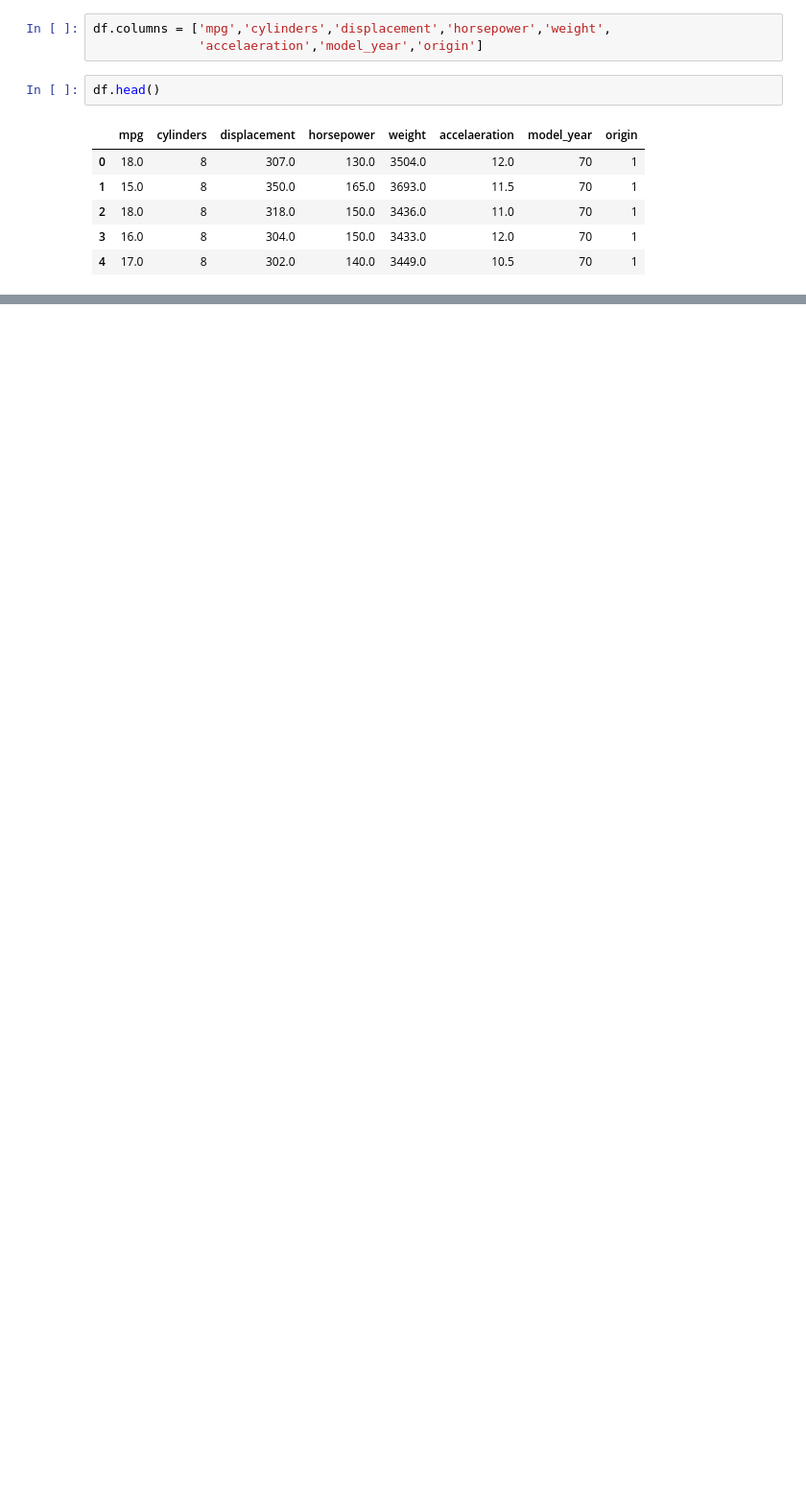
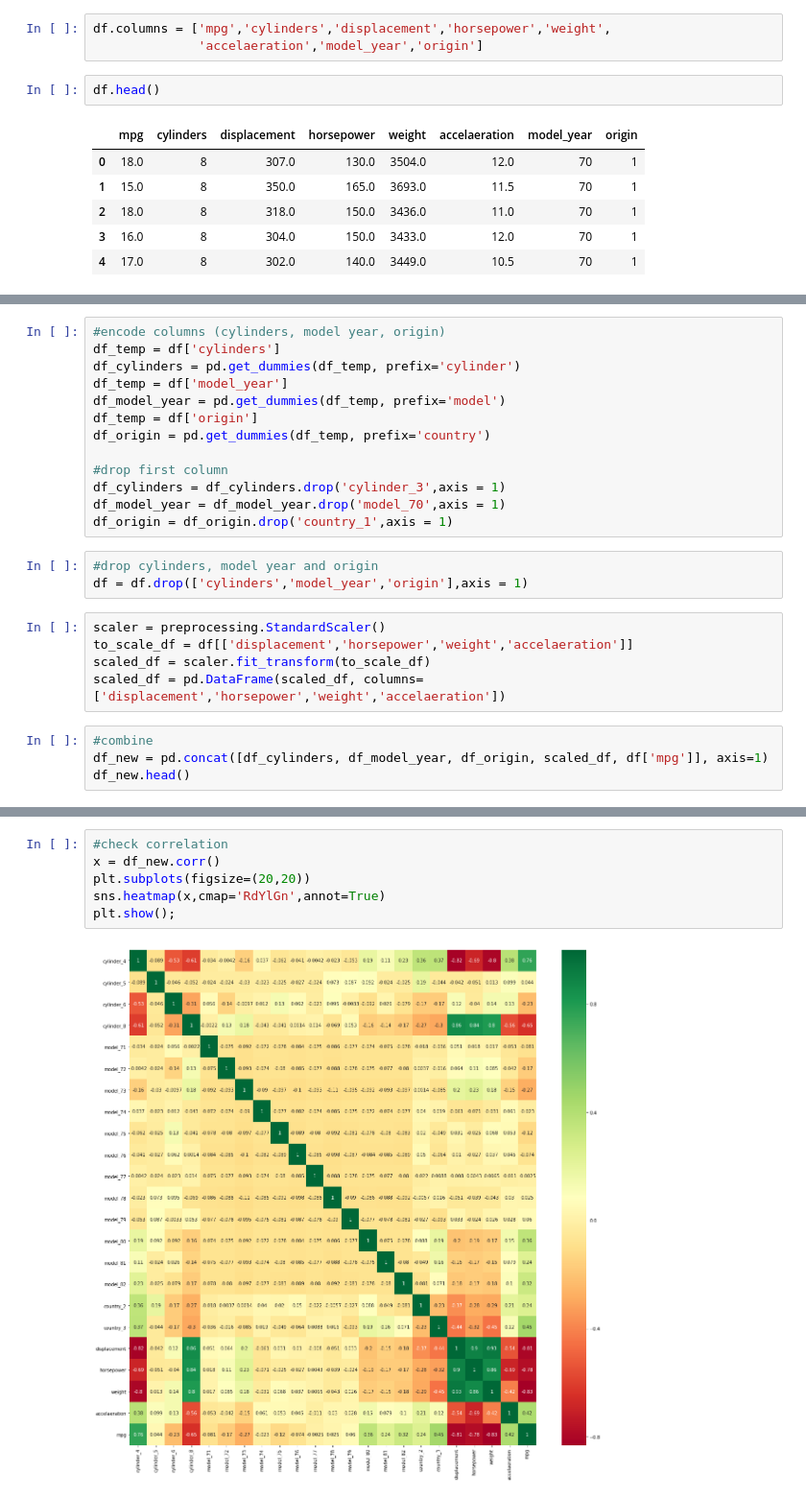
Before and after one commit to edimaudo/Python-projects, a Jupyter notebook: portfolio/auto/auto.ipynb, the cells around one changed output, grey strips where cells are left out. Shown at 96% size. Saved outputs shown, nothing was run; the diff lists cells and outputs as text; blank space fills up the shorter version.

```diff
--- a/portfolio/auto/auto.ipynb
+++ b/portfolio/auto/auto.ipynb
@@ -88,0 +67,25 @@ NameError: name 'df' is not defined
+# %%
+#encode columns (cylinders, model year, origin)
+df_temp = df['cylinders']
+df_cylinders = pd.get_dummies(df_temp, prefix='cylinder')
+df_temp = df['model_year']
+df_model_year = pd.get_dummies(df_temp, prefix='model')
+df_temp = df['origin']
+df_origin = pd.get_dummies(df_temp, prefix='country')
+
+#drop first column
+df_cylinders = df_cylinders.drop('cylinder_3',axis = 1)
+df_model_year = df_model_year.drop('model_70',axis = 1)
+df_origin = df_origin.drop('country_1',axis = 1)
+# %%
+#drop cylinders, model year and origin
+df = df.drop(['cylinders','model_year','origin'],axis = 1)
+# %%
+scaler = preprocessing.StandardScaler()
+to_scale_df = df[['displacement','horsepower','weight','accelaeration']]
+scaled_df = scaler.fit_transform(to_scale_df)
+scaled_df = pd.DataFrame(scaled_df, columns=['displacement','horsepower','weight','accelaeration'])
+# %%
+#combine
+df_new = pd.concat([df_cylinders, df_model_year, df_origin, scaled_df, df['mpg']], axis=1)
+df_new.head()
@@ -88,0 +100,8 @@ NameError: name 'df' is not defined
+# %%
+#check correlation
+x = df_new.corr()
+plt.subplots(figsize=(20,20))
+sns.heatmap(x,cmap='RdYlGn',annot=True)
+plt.show();
+# %% [output]
+[figure, added]
```
Also changed, not shown: parts of 13 cells of this notebook.
